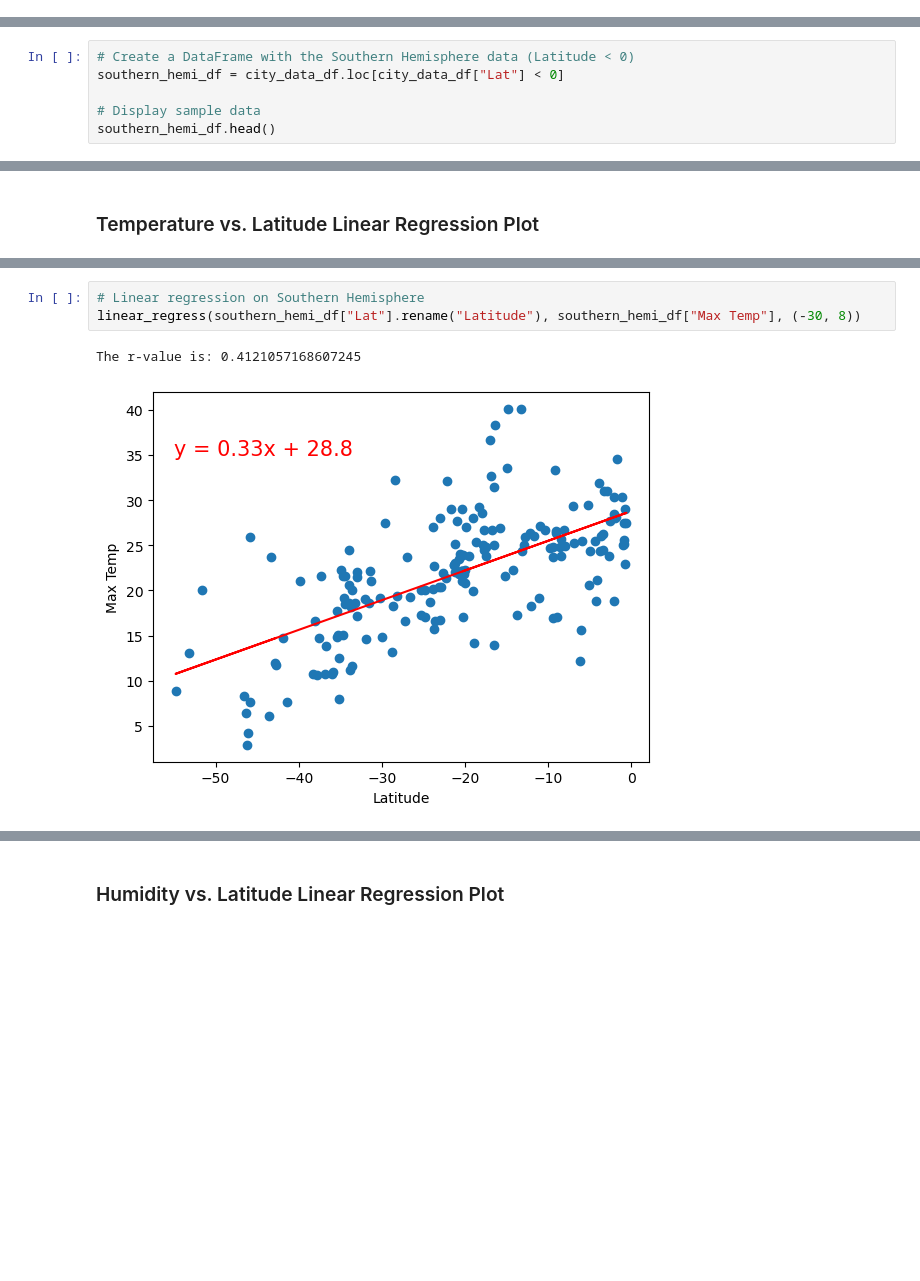
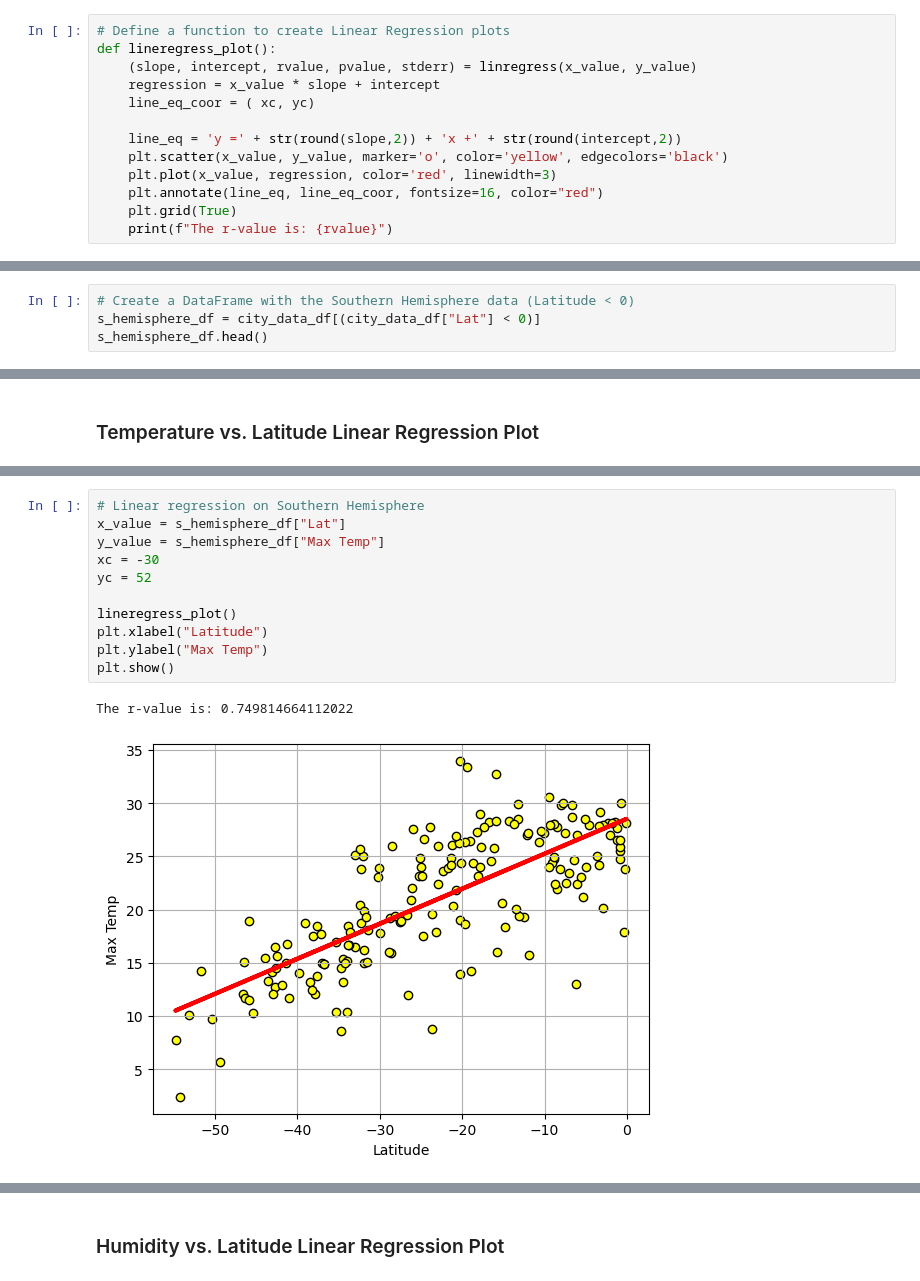
Before and after one commit to falloale/python-api-challenge, a Jupyter notebook: WeatherPy.ipynb, the cells around one changed output, grey strips where cells are left out. Saved outputs shown, nothing was run; the diff lists cells and outputs as text; blank space fills up the shorter version.

```diff
--- a/WeatherPy.ipynb
+++ b/WeatherPy.ipynb
@@ -273,2 +287,15 @@ def linear_regress(x, y, eqn_coordinates):
+# %%
+# Define a function to create Linear Regression plots
+def lineregress_plot():
+    (slope, intercept, rvalue, pvalue, stderr) = linregress(x_value, y_value)
+    regression = x_value * slope + intercept
+    line_eq_coor = ( xc, yc)
+
+    line_eq = 'y =' + str(round(slope,2)) + 'x +' + str(round(intercept,2))
+    plt.scatter(x_value, y_value, marker='o', color='yellow', edgecolors='black')
+    plt.plot(x_value, regression, color='red', linewidth=3)
+    plt.annotate(line_eq, line_eq_coor, fontsize=16, color="red")
+    plt.grid(True)
+    print(f"The r-value is: {rvalue}")
 # %%
 # Create a DataFrame with the Northern Hemisphere data (Latitude >= 0)
@@ -287,9 +315,7 @@ northern_hemi_df.head()
 # %%
 # Create a DataFrame with the Southern Hemisphere data (Latitude < 0)
-southern_hemi_df = city_data_df.loc[city_data_df["Lat"] < 0]
-
-# Display sample data
-southern_hemi_df.head()
+s_hemisphere_df = city_data_df[(city_data_df["Lat"] < 0)]
+s_hemisphere_df.head()
 # %% [output]
 |  | City | Lat | Lng | Max Temp | Humidity | Cloudiness | Wind Speed | Country | Date |
 | City_ID |  |  |  |  |  |  |  |  |  |
@@ -309,9 +343,17 @@ The r-value is: 0.7161472181434118
 # %%
 # Linear regression on Southern Hemisphere
-linear_regress(southern_hemi_df["Lat"].rename("Latitude"), southern_hemi_df["Max Temp"], (-30, 8))
+x_value = s_hemisphere_df["Lat"]
+y_value = s_hemisphere_df["Max Temp"]
+xc = -30
+yc = 52
+
+lineregress_plot()
+plt.xlabel("Latitude")
+plt.ylabel("Max Temp")
+plt.show()
 # %% [output]
-The r-value is: 0.4121057168607245
+The r-value is: 0.749814664112022
-[figure, old version]
+[figure, new version]
 # %% [markdown]
 **Discussion about the linear relationship:**
 
```
Also changed, not shown: parts of 33 cells of this notebook, 6 other files.
